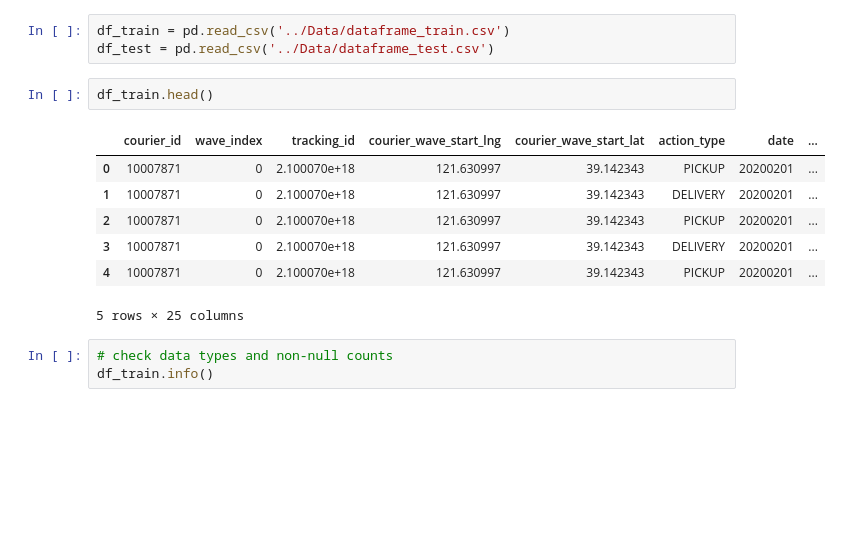
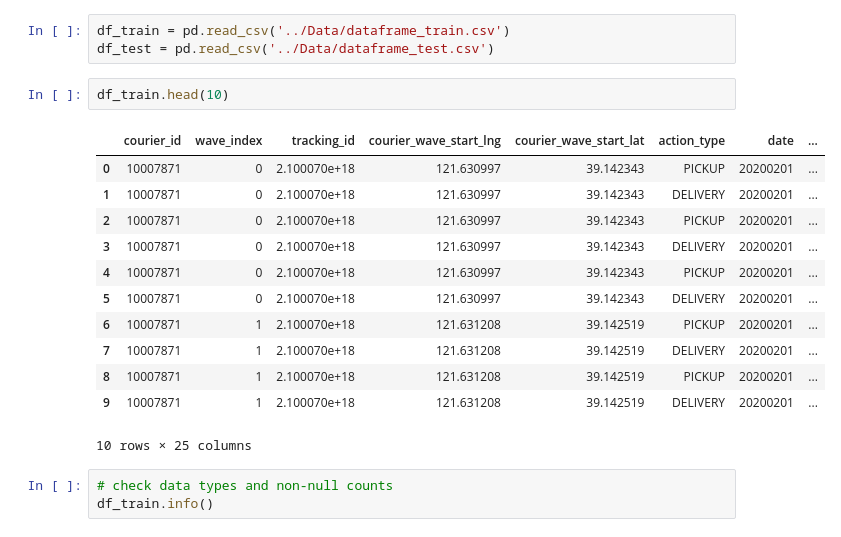
Before and after one commit to Zora-10/Machine-Learning-Individual-Project, a Jupyter notebook: Project1/solution/solution.ipynb, the cells around one changed output. Cells and saved outputs as stored; diff of their text form; blank space fills up the shorter version.

```diff
--- a/Project1/solution/solution.ipynb
+++ b/Project1/solution/solution.ipynb
@@ -36,15 +36,20 @@ from sklearn import metrics
 df_train = pd.read_csv('../Data/dataframe_train.csv')
 df_test = pd.read_csv('../Data/dataframe_test.csv')
 # %%
-df_train.head()
+df_train.head(10)
 # %% [output]
 |  | courier_id | wave_index | tracking_id | courier_wave_start_lng | courier_wave_start_lat | action_type | date | ... |
 | 0 | 10007871 | 0 | 2.100070e+18 | 121.630997 | 39.142343 | PICKUP | 20200201 | ... |
 | 1 | 10007871 | 0 | 2.100070e+18 | 121.630997 | 39.142343 | DELIVERY | 20200201 | ... |
 | 2 | 10007871 | 0 | 2.100070e+18 | 121.630997 | 39.142343 | PICKUP | 20200201 | ... |
 | 3 | 10007871 | 0 | 2.100070e+18 | 121.630997 | 39.142343 | DELIVERY | 20200201 | ... |
 | 4 | 10007871 | 0 | 2.100070e+18 | 121.630997 | 39.142343 | PICKUP | 20200201 | ... |
+| 5 | 10007871 | 0 | 2.100070e+18 | 121.630997 | 39.142343 | DELIVERY | 20200201 | ... |
+| 6 | 10007871 | 1 | 2.100070e+18 | 121.631208 | 39.142519 | PICKUP | 20200201 | ... |
+| 7 | 10007871 | 1 | 2.100070e+18 | 121.631208 | 39.142519 | DELIVERY | 20200201 | ... |
+| 8 | 10007871 | 1 | 2.100070e+18 | 121.631208 | 39.142519 | PICKUP | 20200201 | ... |
+| 9 | 10007871 | 1 | 2.100070e+18 | 121.631208 | 39.142519 | DELIVERY | 20200201 | ... |
-5 rows × 25 columns
+10 rows × 25 columns
 # %%
 # check data types and non-null counts
 df_train.info()
```
Also changed, not shown: parts of 14 cells of this notebook.
